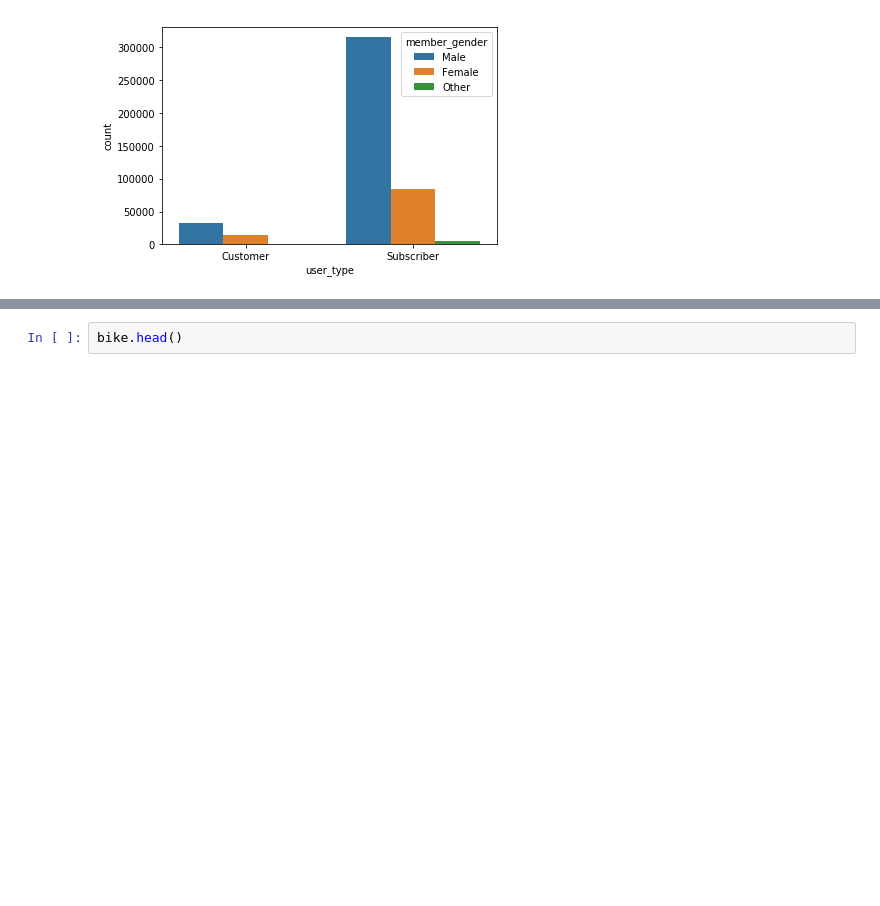
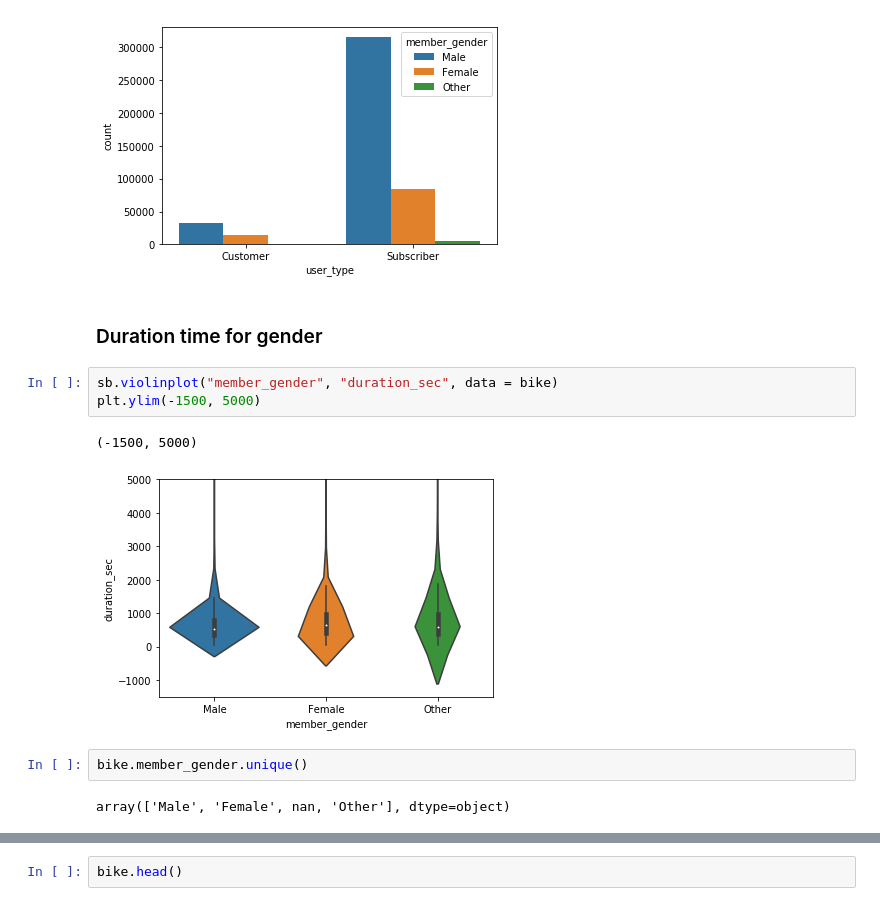
Before and after one commit to ibragimoveldor/Data-Analyst-Projects, a Jupyter notebook: Project_5/Final_project.ipynb, the cells around one changed output, grey strips where cells are left out. Cells and saved outputs as stored; diff of their text form; blank space fills up the shorter version.

```diff
--- a/Project_5/Final_project.ipynb
+++ b/Project_5/Final_project.ipynb
@@ -222,3 +236,15 @@ sb.countplot(data = bike, x = 'user_type', hue = 'member_gender')
 # %% [output]
 <matplotlib.axes._subplots.AxesSubplot at 0x...>
 [figure]
+# %% [markdown]
+### Duration time for gender
+# %%
+sb.violinplot("member_gender", "duration_sec", data = bike)
+plt.ylim(-1500, 5000)
+# %% [output]
+(-1500, 5000)
+[figure, added]
+# %%
+bike.member_gender.unique()
+# %% [output]
+array(['Male', 'Female', nan, 'Other'], dtype=object)
```
Also changed, not shown: parts of 10 cells of this notebook.
